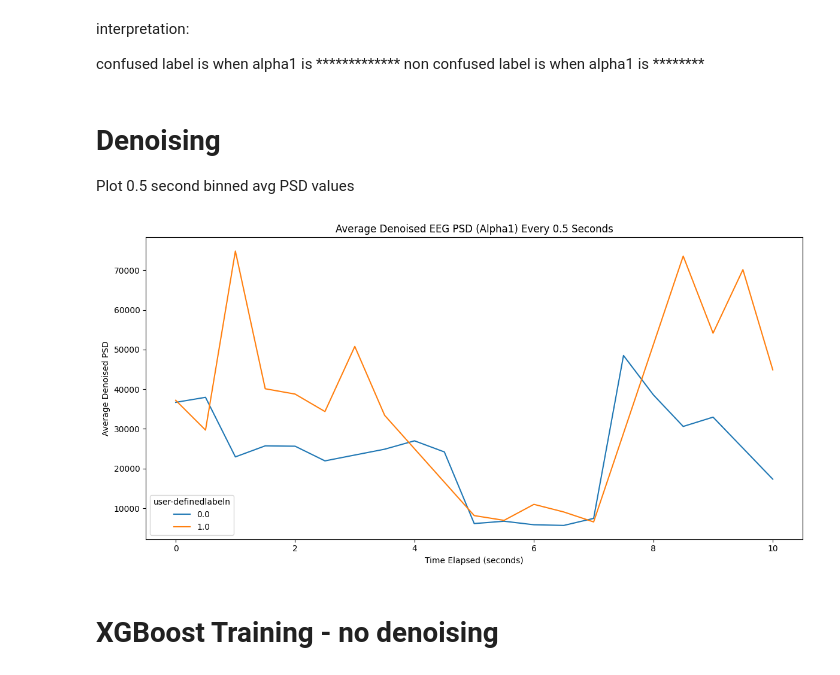
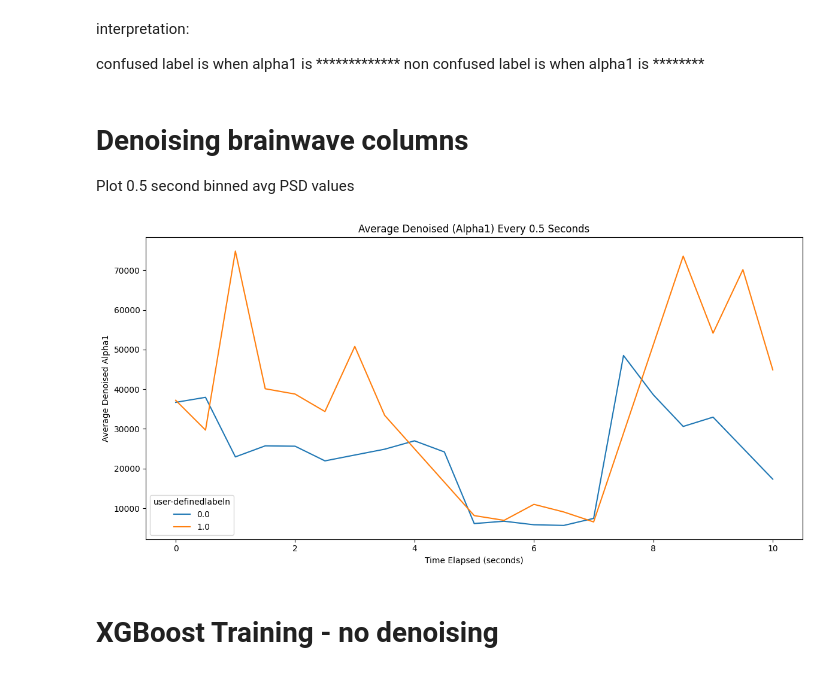
Before and after one commit to caliskate/neuro-emotion-classifier, a Jupyter notebook: neuro-emotion-classifier-confusion.ipynb, the cells around one changed output. Saved outputs shown, nothing was run; the diff lists cells and outputs as text; code cells hidden in the pictures.

```diff
--- a/neuro-emotion-classifier-confusion.ipynb
+++ b/neuro-emotion-classifier-confusion.ipynb
@@ -213,35 +208,35 @@ interpretation:
 confused label is when alpha1 is  *************
 non confused label is when alpha1 is ********
 # %% [markdown]
-# Denoising
+# Denoising brainwave columns
 Plot 0.5 second binned avg PSD values
 # %%
 # Create a copy to hold binned data
 bin_df = raw_df.copy()
 
 # Create 0.5 second bins
 bin_df['time_bin'] = (bin_df['seconds_elapsed'] // 0.5) * 0.5
 
 # Define brainwave columns
 brainwave_cols = ['Delta', 'Theta', 'Alpha1', 'Alpha2', 'Beta1', 'Beta2', 'Gamma1', 'Gamma2']
 
 # Group by time_bin and label, average all brainwave columns
 avg_df = bin_df.groupby(['time_bin', 'user-definedlabeln'], as_index=False)[brainwave_cols].mean()
 
 # Slice for plotting (first 10 seconds only)
 slice_df = avg_df[avg_df['time_bin'] <= 10]
 
 # Plot only Alpha1
 plt.figure(figsize=(12, 6))
 sns.lineplot(data=slice_df, x='time_bin', y='Alpha1', hue='user-definedlabeln')
-plt.title('Average Denoised EEG PSD (Alpha1) Every 0.5 Seconds')
+plt.title('Average Denoised (Alpha1) Every 0.5 Seconds')
 plt.xlabel('Time Elapsed (seconds)')
-plt.ylabel('Average Denoised PSD')
+plt.ylabel('Average Denoised Alpha1')
 plt.legend(title='user-definedlabeln')
 plt.tight_layout()
 plt.show()
 # %% [output]
-[figure, old version]
+[figure, new version]
 # %% [markdown]
 # XGBoost Training - no denoising
 # %%
```
Also changed, not shown: parts of 6 cells of this notebook.
